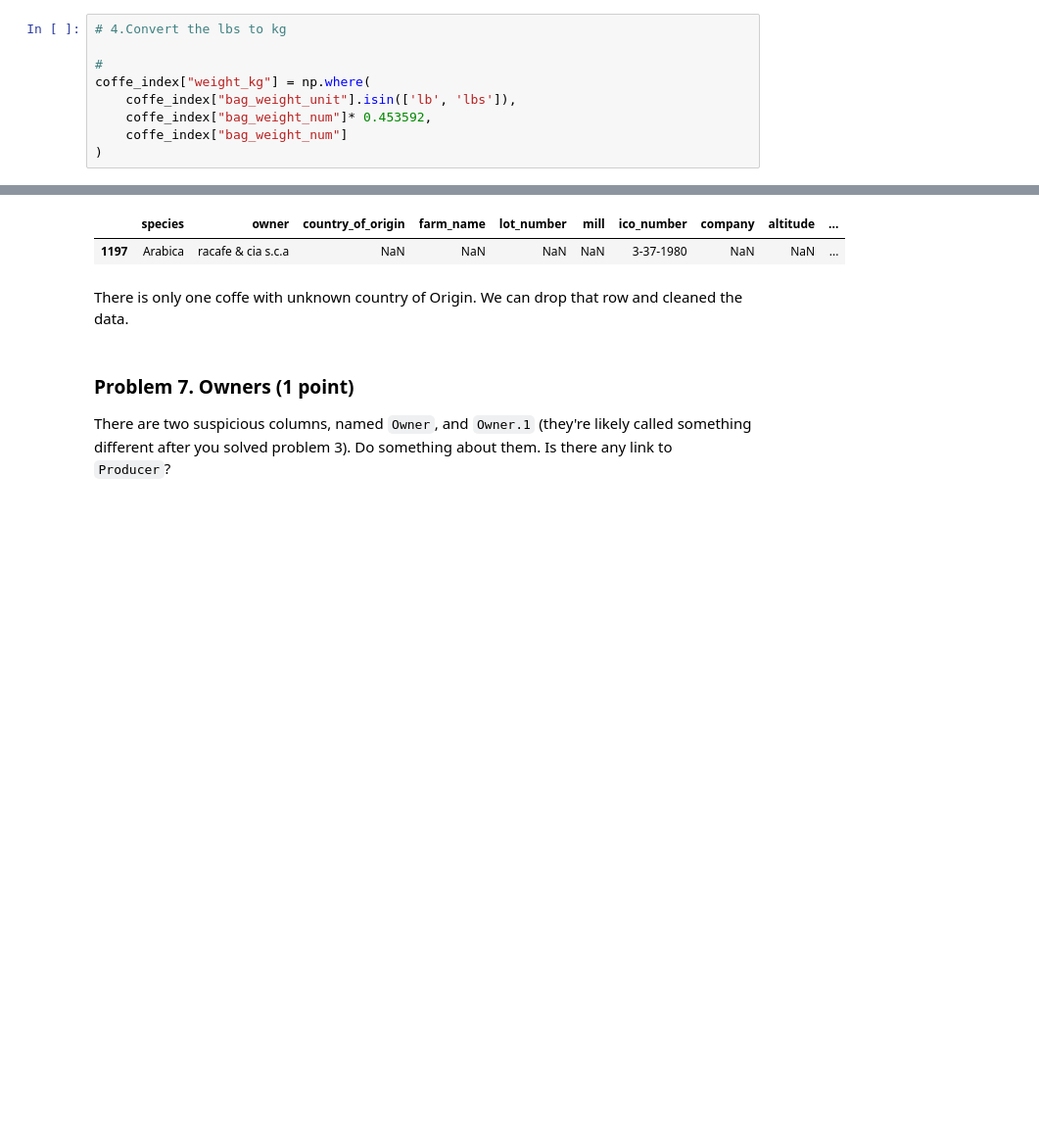
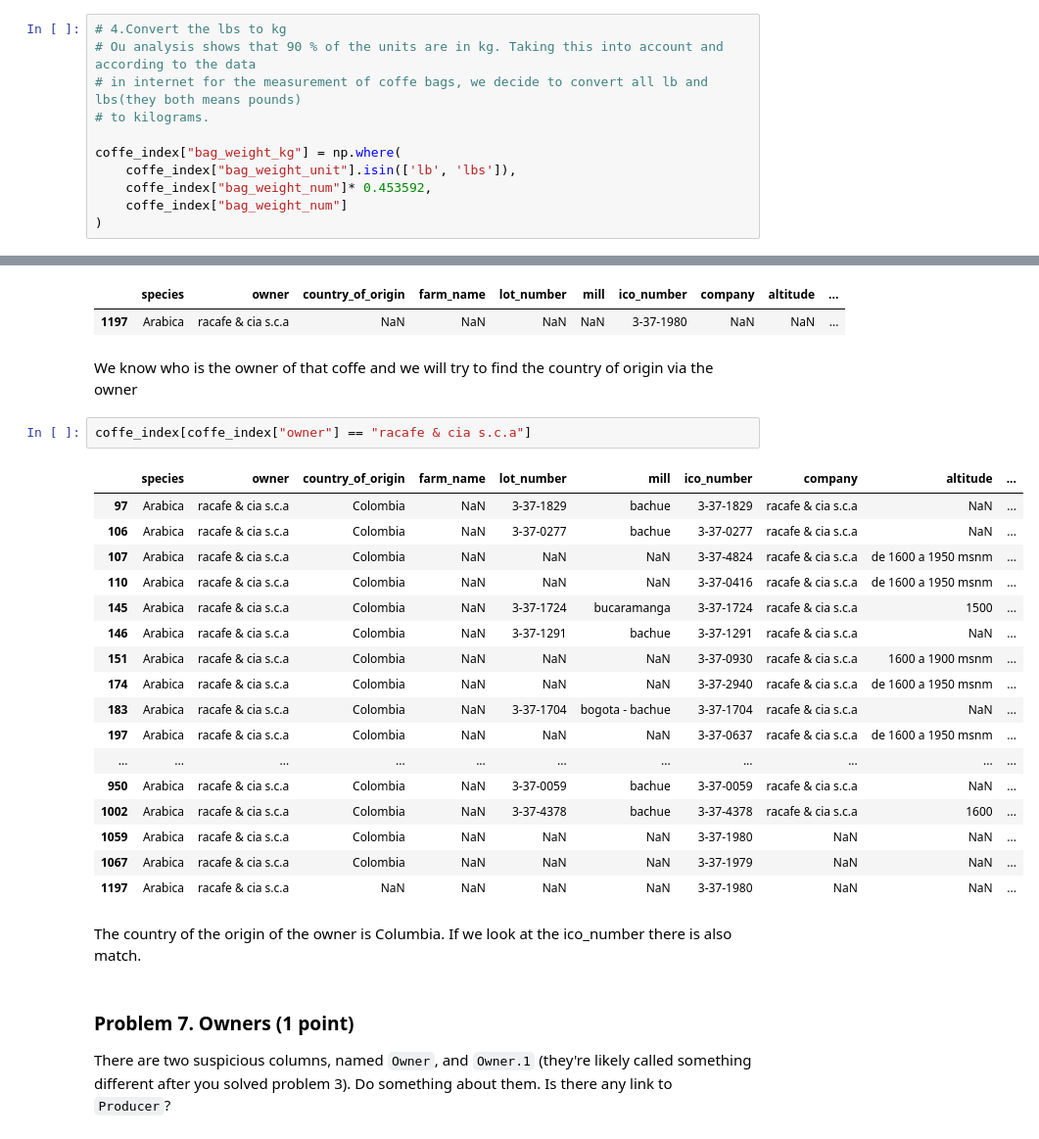
Before and after one commit to i11g/Data-Tidying, a Jupyter notebook: Data Tidying and Cleaning Lab.ipynb, the cells around one changed output, grey strips where cells are left out. Shown: that part at 98% size. Drawn from its saved outputs; the diff is of its cells as text; blank space fills up the shorter version.

```diff
--- a/Data Tidying and Cleaning Lab.ipynb
+++ b/Data Tidying and Cleaning Lab.ipynb
@@ -208,9 +209,11 @@ Name: bag_weight_num, Length: 1339, dtype: float64
 coffe_index["bag_weight_unit"] =  coffe_index["bag_weight"].str.extract(r'\d+\.?\d*\s*([a-z]*)')[0]
 # %%
 # 4.Convert the lbs to kg
+# Ou analysis shows that 90 % of the units are in kg. Taking this into account and according to the data
+# in internet for the measurement of coffe bags, we decide to convert all lb and lbs(they both means pounds)
+# to kilograms.
 
-#
-coffe_index["weight_kg"] = np.where(
+coffe_index["bag_weight_kg"] = np.where(
     coffe_index["bag_weight_unit"].isin(['lb', 'lbs']),
     coffe_index["bag_weight_num"]* 0.453592,
     coffe_index["bag_weight_num"]
@@ -376,8 +414,30 @@ unknown_countries
 # %% [output]
 |  | species | owner | country_of_origin | farm_name | lot_number | mill | ico_number | company | altitude | ... |
 | 1197 | Arabica | racafe & cia s.c.a | NaN | NaN | NaN | NaN | 3-37-1980 | NaN | NaN | ... |
+# %% [markdown]
+We know who is the owner of that coffe and we will try to find the country of origin via the owner
+# %%
+coffe_index[coffe_index["owner"] == "racafe & cia s.c.a"]
+# %% [output]
+|  | species | owner | country_of_origin | farm_name | lot_number | mill | ico_number | company | altitude | ... |
+| 97 | Arabica | racafe & cia s.c.a | Colombia | NaN | 3-37-1829 | bachue | 3-37-1829 | racafe & cia s.c.a | NaN | ... |
+| 106 | Arabica | racafe & cia s.c.a | Colombia | NaN | 3-37-0277 | bachue | 3-37-0277 | racafe & cia s.c.a | NaN | ... |
+| 107 | Arabica | racafe & cia s.c.a | Colombia | NaN | NaN | NaN | 3-37-4824 | racafe & cia s.c.a | de 1600 a 1950 msnm | ... |
+| 110 | Arabica | racafe & cia s.c.a | Colombia | NaN | NaN | NaN | 3-37-0416 | racafe & cia s.c.a | de 1600 a 1950 msnm | ... |
+| 145 | Arabica | racafe & cia s.c.a | Colombia | NaN | 3-37-1724 | bucaramanga | 3-37-1724 | racafe & cia s.c.a | 1500 | ... |
+| 146 | Arabica | racafe & cia s.c.a | Colombia | NaN | 3-37-1291 | bachue | 3-37-1291 | racafe & cia s.c.a | NaN | ... |
+| 151 | Arabica | racafe & cia s.c.a | Colombia | NaN | NaN | NaN | 3-37-0930 | racafe & cia s.c.a | 1600 a 1900 msnm | ... |
+| 174 | Arabica | racafe & cia s.c.a | Colombia | NaN | NaN | NaN | 3-37-2940 | racafe & cia s.c.a | de 1600 a 1950 msnm | ... |
+| 183 | Arabica | racafe & cia s.c.a | Colombia | NaN | 3-37-1704 | bogota - bachue | 3-37-1704 | racafe & cia s.c.a | NaN | ... |
+| 197 | Arabica | racafe & cia s.c.a | Colombia | NaN | NaN | NaN | 3-37-0637 | racafe & cia s.c.a | de 1600 a 1950 msnm | ... |
+| ... | ... | ... | ... | ... | ... | ... | ... | ... | ... | ... |
+| 950 | Arabica | racafe & cia s.c.a | Colombia | NaN | 3-37-0059 | bachue | 3-37-0059 | racafe & cia s.c.a | NaN | ... |
+| 1002 | Arabica | racafe & cia s.c.a | Colombia | NaN | 3-37-4378 | bachue | 3-37-4378 | racafe & cia s.c.a | 1600 | ... |
+| 1059 | Arabica | racafe & cia s.c.a | Colombia | NaN | NaN | NaN | 3-37-1980 | NaN | NaN | ... |
+| 1067 | Arabica | racafe & cia s.c.a | Colombia | NaN | NaN | NaN | 3-37-1979 | NaN | NaN | ... |
+| 1197 | Arabica | racafe & cia s.c.a | NaN | NaN | NaN | NaN | 3-37-1980 | NaN | NaN | ... |
 # %% [markdown]
-There is only one coffe with unknown country of Origin. We can drop that row and cleaned the data.
+The country of the origin of the owner is Columbia. If we look at the ico_number there is also match.
 # %% [markdown]
 ### Problem 7. Owners (1 point)
 There are two suspicious columns, named `Owner`, and `Owner.1` (they're likely called something different after you solved problem 3). Do something about them. Is there any link to `Producer`?
```
Also changed, not shown: parts of 21 cells of this notebook, 1 other file.
